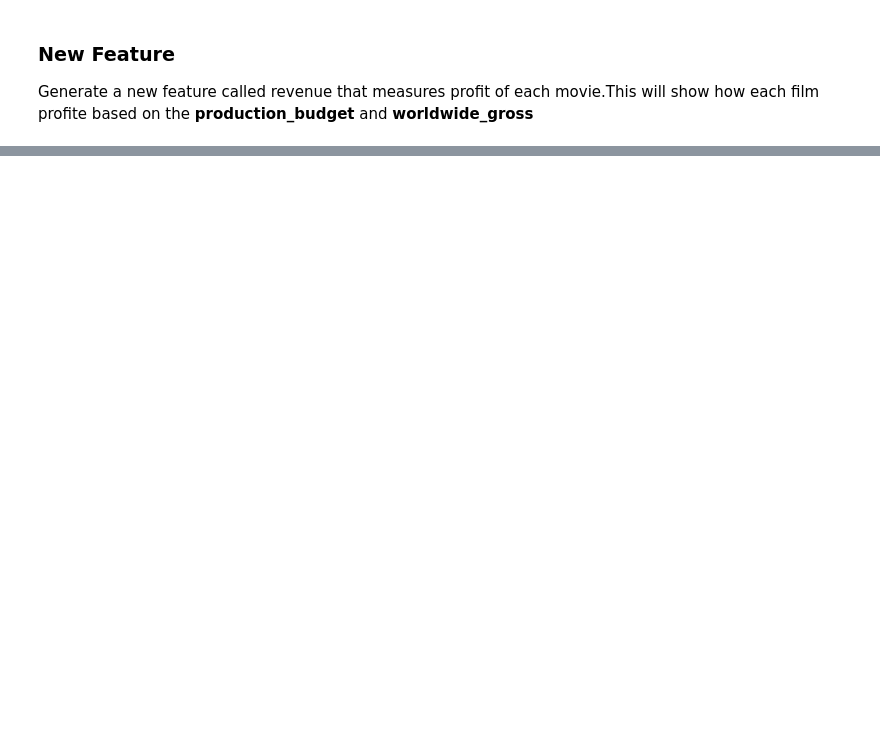
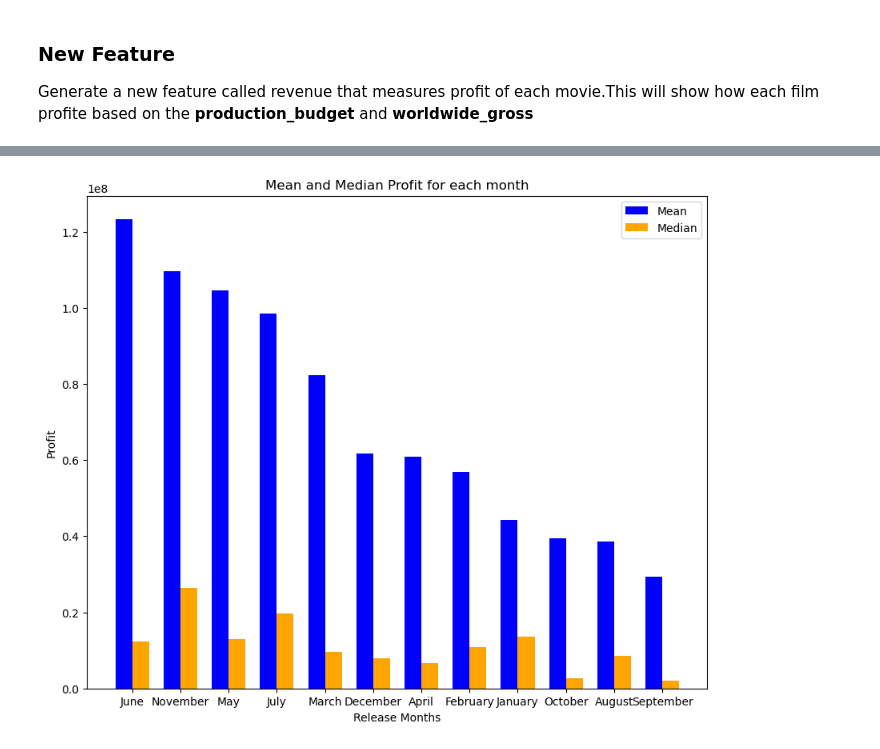
Before and after one commit to Iamwangui/Group1_Movies_Analysis_Project, a Jupyter notebook: movies_analysis.ipynb, the cells around one changed output, grey strips where cells are left out. Saved outputs shown, nothing was run; the diff lists cells and outputs as text; code cells hidden in the pictures; blank space fills up the shorter version.

```diff
--- a/movies_analysis.ipynb
+++ b/movies_analysis.ipynb
@@ -251,0 +422,4 @@ merged_movies.to_csv('merged_movies.csv',index=False)
+# %%
+#grouping the data into revenue and release month
+monthly_profit =  merged_movies[['release_month', 'Profit']].groupby('release_month').agg(['count', 'mean', 'median'])
+monthly_profit
@@ -251,0 +481,32 @@ merged_movies.to_csv('merged_movies.csv',index=False)
+# %%
+#set the bar width
+bar_width = 0.35
+
+#data
+mean_monthly_profit = monthly_profit.sort_values(by=('Profit','mean'), ascending=False)
+# Create the plot
+plt.figure(figsize=(10, 8))
+index = np.arange(len(mean_monthly_profit))
+
+# Plot the mean bars
+plt.bar(index, mean_monthly_profit['Profit']['mean'], bar_width, label='Mean', color='blue')
+
+# Plot the median bars
+plt.bar(index + bar_width,mean_monthly_profit['Profit']['median'], bar_width, label='Median', color='orange')
+
+# Set the title
+plt.title('Mean and Median Profit for each month')
+# Set the x-axis labels
+plt.xlabel('Release Months')
+plt.xticks(index + bar_width / 2, mean_monthly_profit.index)
+
+# Set the y-axis label
+plt.ylabel('Profit')
+
+# Add a legend
+plt.legend()
+
+# Show the plot
+plt.show()
+# %% [output]
+[figure, added]
```
Also changed, not shown: parts of 32 cells of this notebook.
